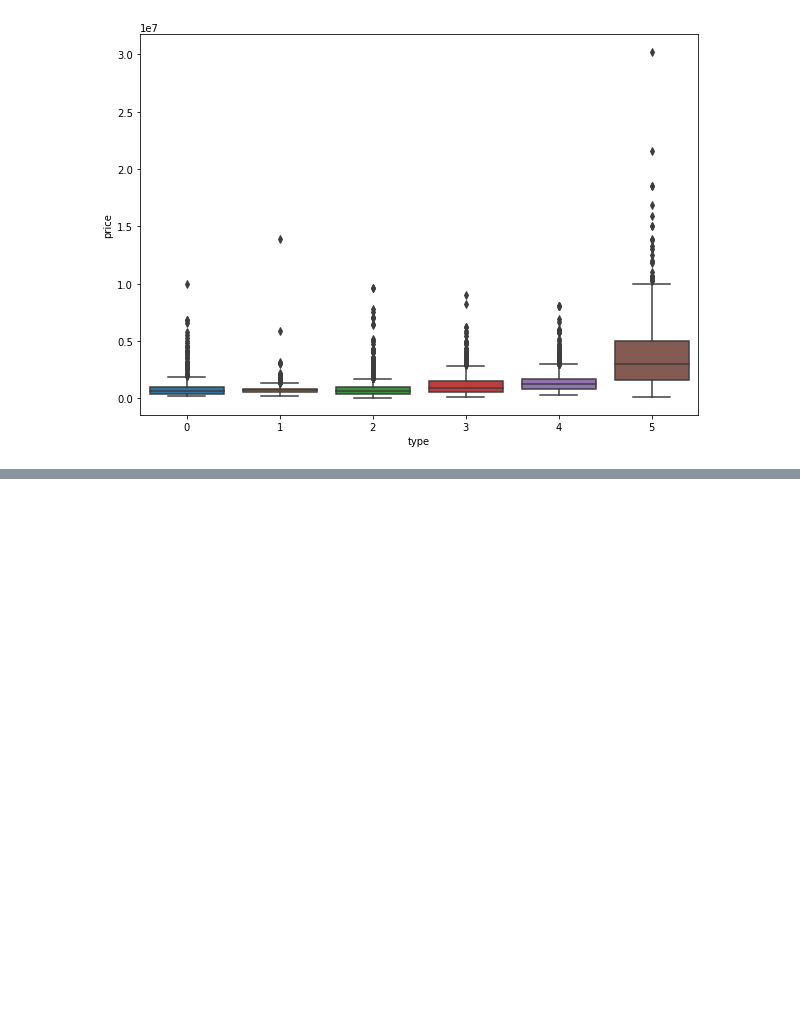
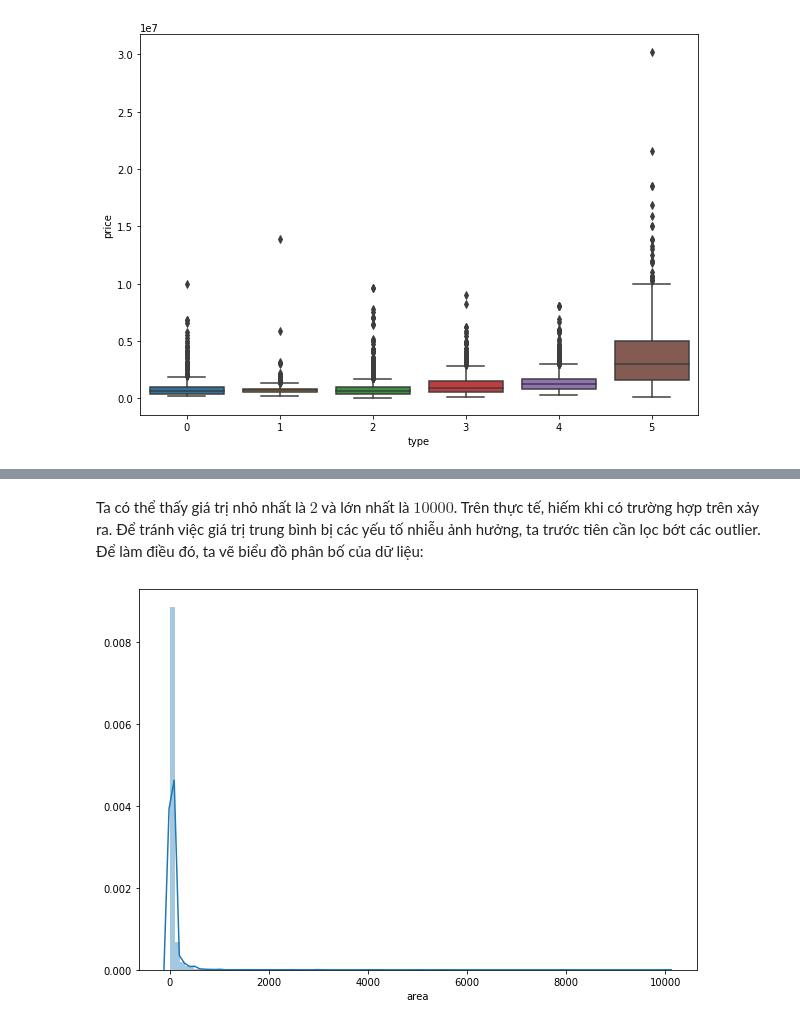
Before and after one commit to nguyen-quang-phu/projectDataScience, a Jupyter notebook: Model.ipynb, the cells around one changed output, grey strips where cells are left out. Saved outputs shown, nothing was run; the diff lists cells and outputs as text; code cells hidden in the pictures; blank space fills up the shorter version.

Commit message:
Researching on the feature 'area'

```diff
--- a/Model.ipynb
+++ b/Model.ipynb
@@ -272,0 +295,9 @@ plt.show()
+# %% [markdown]
+Ta có thể thấy giá trị nhỏ nhất là $2$ và lớn nhất là $10000$. Trên thực tế, hiếm khi có trường hợp trên xảy ra. Để tránh việc giá trị trung bình bị các yếu tố nhiễu ảnh hưởng, ta trước tiên cần lọc bớt các outlier. Để làm điều đó, ta vẽ biểu đồ phân bố của dữ liệu:
+# %%
+tmp_area = df[df["area"].isnull() == False]["area"]
+fig = plt.figure(figsize=(10,7))
+sns.distplot(tmp_area, bins=100)
+plt.show()
+# %% [output]
+[figure, added]
```
Also changed, not shown: parts of 19 cells of this notebook.
